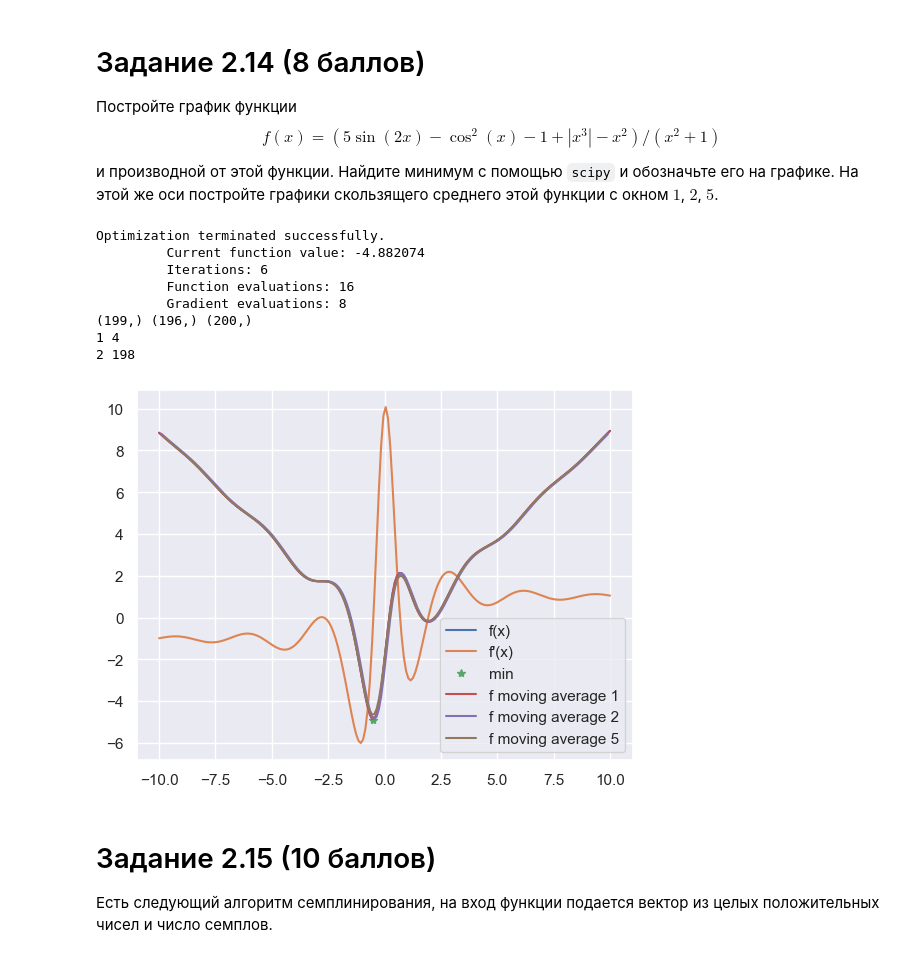
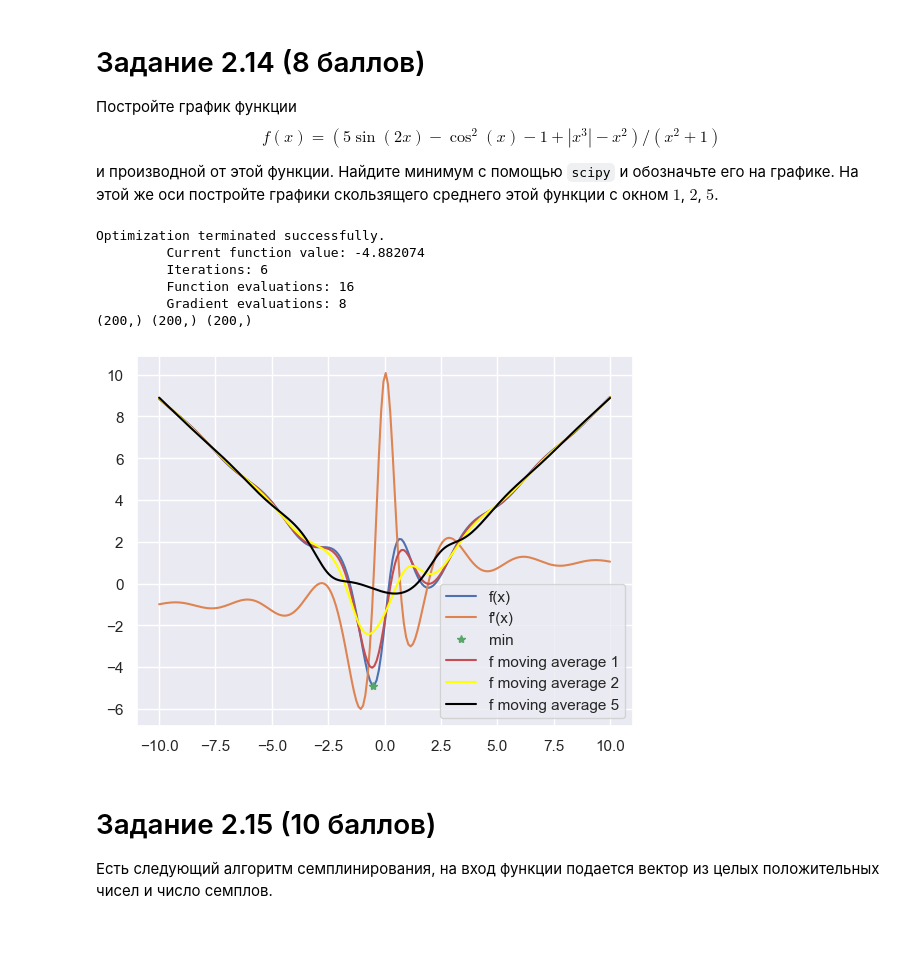
Before and after one commit to AirisFiorentini/Python-for-Data-Analysis, a Jupyter notebook: Task_2.ipynb, the cells around one changed output. Cells and saved outputs as stored; diff of their text form; code cells hidden in the pictures.

```diff
--- a/Task_2.ipynb
+++ b/Task_2.ipynb
@@ -283,48 +283,49 @@ import matplotlib.pyplot as plt
 from scipy.misc import derivative
 from typing import Union, Callable
 
+
+def mov_avg(func: Callable[[np.ndarray], np.ndarray], x: np.ndarray, window: float) -> np.ndarray:
+    args = np.linspace(x - window / 2, x + window / 2, window * 100)
+    return func(args).mean(axis=0)
 
 def f(x: np.ndarray) -> np.ndarray:
     return (5 * np.sin(2 * x) - np.cos(x) ** 2 - 1 + np.abs(x ** 3) - x ** 2) / (x ** 2 + 1)
 
 def df(f: Callable[[np.ndarray], np.ndarray], x: np.ndarray) -> np.ndarray:
     return derivative(f, x, dx=1e-6)
 
 
 x = np.linspace(-10, 10, 200)  # (-10, 10, 1000)
 y = f(x) ## (5 * np.sin(2 * x) - np.cos(x) ** 2 - 1 + np.abs(x ** 3) - x ** 2) / (x ** 2 + 1)
 dy = df(f, x)
 
-# print(y)
-
 plt.plot(x, y, label='f(x)')
 plt.plot(x, dy, label='f\'(x)')
 
 min_f_p = scipy.optimize.fmin_bfgs(f, 0, full_output=True)
 x_min, y_min = min_f_p[0][0], min_f_p[1]
 plt.plot(x_min, y_min, '*', label='min ')
 
-Y = y.reshape((1, len(x)))
-m_a_1 = moving_average(Y, 1)
-m_a_2 = moving_average(Y, 2)
-m_a_5 = moving_average(Y, 5)
+m_a_1 = mov_avg(f, x, 1)
+m_a_2 = mov_avg(f, x, 2)
+m_a_5 = mov_avg(f, x, 5)
 
-plt.plot(x, m_a_1, label='f moving average 1')  # ?
-plt.plot(x[1: len(x) - 1], m_a_2[:-1], label='f moving average 2')  # x[:len(m_a_2)]
-plt.plot(x[(len(x) - len(m_a_5)) // 2 : len(x) // 2 + len(m_a_5) // 2], m_a_5, label='f moving average 5')  # x[:len(m_a_5)]
+# print(m_a_1.shape, m_a_2.shape, m_a_5.shape)
+
+plt.plot(x, m_a_1, label='f moving average 1')
+plt.plot(x, m_a_2, label='f moving average 2', color='yellow')  # x[:len(m_a_2)]
+plt.plot(x, m_a_5, label='f moving average 5', color = 'black')  # x[(len(x) - len(m_a_5)) // 2 : len(x) // 2 + len(m_a_5) // 2]
 
 plt.legend()
 plt.show()
 # %% [output]
 Optimization terminated successfully.
          Current function value: -4.882074
          Iterations: 6
          Function evaluations: 16
          Gradient evaluations: 8
-(199,) (196,) (200,)
-1 4
-2 198
+(200,) (200,) (200,)
-[figure, old version]
+[figure, new version]
 # %% [markdown]
 # Задание 2.15 (10 баллов)
 
```
Also changed, not shown: parts of 13 cells of this notebook.
